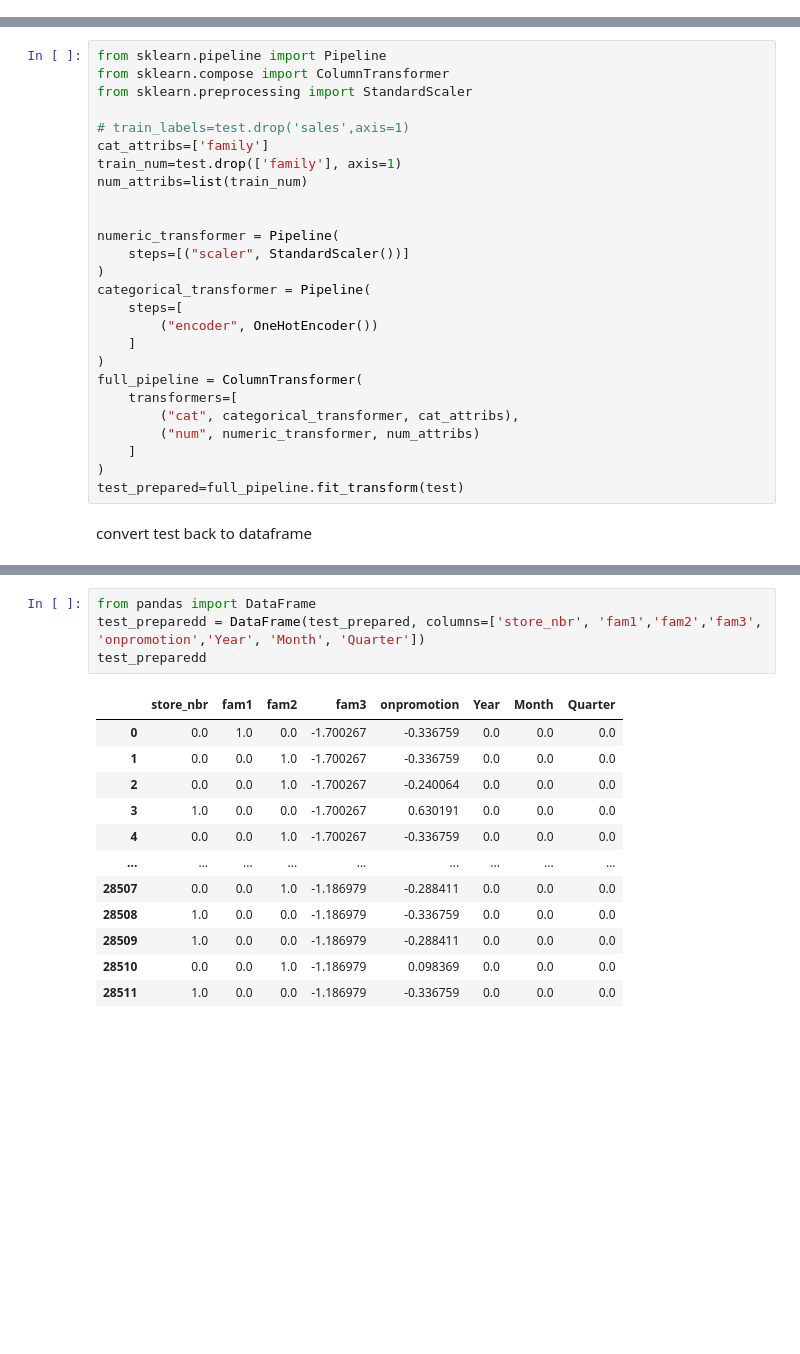
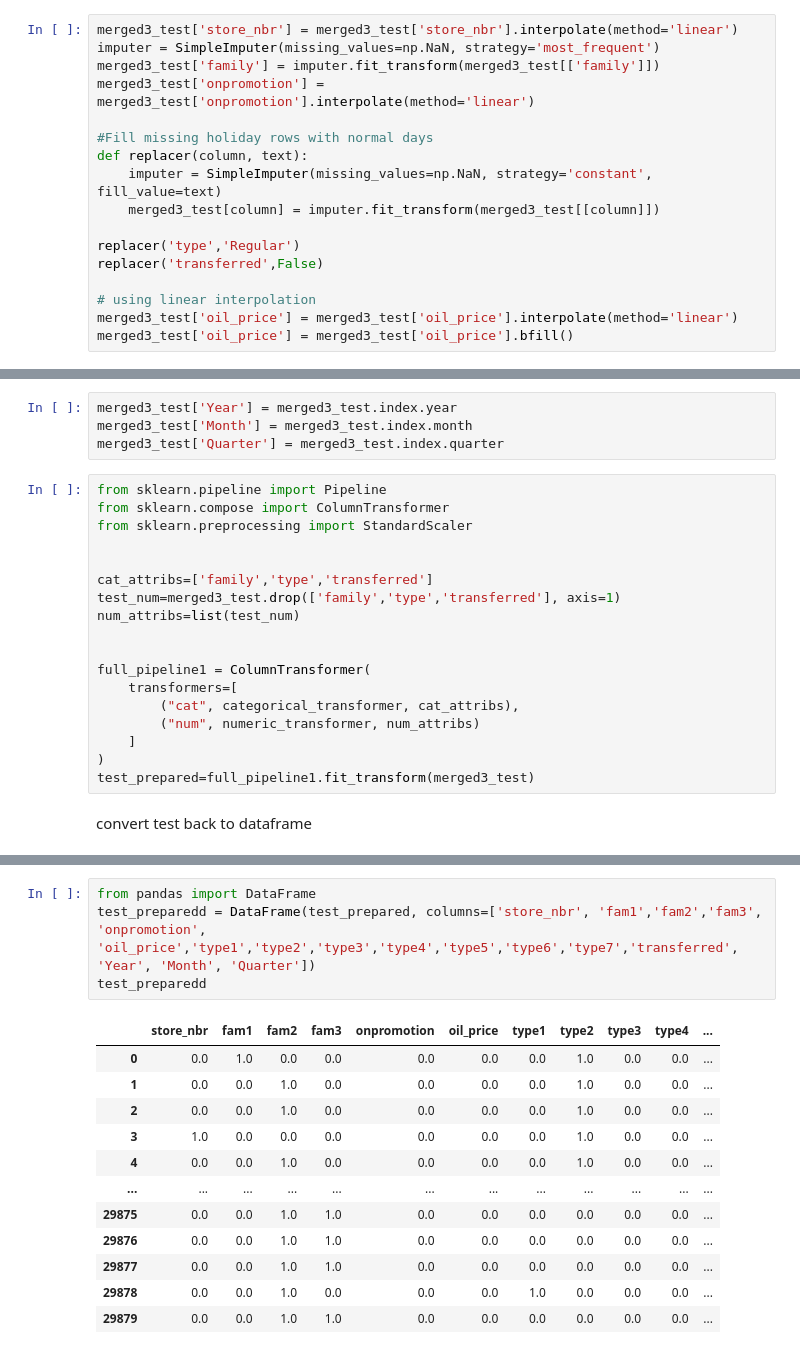
Before and after one commit to ikoghoemmanuell/Time-Series-Forecasting-of-Store-Sales, a Jupyter notebook: teamNice-LP2 - Copy.ipynb, the cells around one changed output, grey strips where cells are left out. Saved outputs shown, nothing was run; the diff lists cells and outputs as text; blank space fills up the shorter version.

```diff
--- a/teamNice-LP2 - Copy.ipynb
+++ b/teamNice-LP2 - Copy.ipynb
@@ -872,0 +893,17 @@ test
+# %%
+merged3_test['store_nbr'] = merged3_test['store_nbr'].interpolate(method='linear')
+imputer = SimpleImputer(missing_values=np.NaN, strategy='most_frequent')
+merged3_test['family'] = imputer.fit_transform(merged3_test[['family']])
+merged3_test['onpromotion'] = merged3_test['onpromotion'].interpolate(method='linear')
+
+#Fill missing holiday rows with normal days
+def replacer(column, text):
+    imputer = SimpleImputer(missing_values=np.NaN, strategy='constant', fill_value=text)
+    merged3_test[column] = imputer.fit_transform(merged3_test[[column]])
+
+replacer('type','Regular')
+replacer('transferred',False)
+
+# using linear interpolation
+merged3_test['oil_price'] = merged3_test['oil_price'].interpolate(method='linear')
+merged3_test['oil_price'] = merged3_test['oil_price'].bfill()
@@ -873,28 +922,24 @@ test
+# %%
+merged3_test['Year'] = merged3_test.index.year
+merged3_test['Month'] = merged3_test.index.month
+merged3_test['Quarter'] = merged3_test.index.quarter
 # %%
 from sklearn.pipeline import Pipeline
 from sklearn.compose import ColumnTransformer
 from sklearn.preprocessing import StandardScaler
 
-# train_labels=test.drop('sales',axis=1)
-cat_attribs=['family']
-train_num=test.drop(['family'], axis=1)
-num_attribs=list(train_num)
+
+cat_attribs=['family','type','transferred']
+test_num=merged3_test.drop(['family','type','transferred'], axis=1)
+num_attribs=list(test_num)
 
 
-numeric_transformer = Pipeline(
-    steps=[("scaler", StandardScaler())]
-)
-categorical_transformer = Pipeline(
-    steps=[
-        ("encoder", OneHotEncoder())
-    ]
-)
-full_pipeline = ColumnTransformer(
+full_pipeline1 = ColumnTransformer(
     transformers=[
         ("cat", categorical_transformer, cat_attribs),
         ("num", numeric_transformer, num_attribs)
     ]
 )
-test_prepared=full_pipeline.fit_transform(test)
+test_prepared=full_pipeline1.fit_transform(merged3_test)
 # %% [markdown]
 convert test back to dataframe
@@ -901,17 +950,17 @@ convert test back to dataframe
 # %%
 from pandas import DataFrame
-test_preparedd = DataFrame(test_prepared, columns=['store_nbr', 'fam1','fam2','fam3', 'onpromotion','Year', 'Month', 'Quarter'])
+test_preparedd = DataFrame(test_prepared, columns=['store_nbr', 'fam1','fam2','fam3', 'onpromotion', 'oil_price','type1','type2','type3','type4','type5','type6','type7','transferred', 'Year', 'Month', 'Quarter'])
 test_preparedd
 # %% [output]
-|  | store_nbr | fam1 | fam2 | fam3 | onpromotion | Year | Month | Quarter |
-| 0 | 0.0 | 1.0 | 0.0 | -1.700267 | -0.336759 | 0.0 | 0.0 | 0.0 |
-| 1 | 0.0 | 0.0 | 1.0 | -1.700267 | -0.336759 | 0.0 | 0.0 | 0.0 |
-| 2 | 0.0 | 0.0 | 1.0 | -1.700267 | -0.240064 | 0.0 | 0.0 | 0.0 |
-| 3 | 1.0 | 0.0 | 0.0 | -1.700267 | 0.630191 | 0.0 | 0.0 | 0.0 |
-| 4 | 0.0 | 0.0 | 1.0 | -1.700267 | -0.336759 | 0.0 | 0.0 | 0.0 |
-| ... | ... | ... | ... | ... | ... | ... | ... | ... |
-| 28507 | 0.0 | 0.0 | 1.0 | -1.186979 | -0.288411 | 0.0 | 0.0 | 0.0 |
-| 28508 | 1.0 | 0.0 | 0.0 | -1.186979 | -0.336759 | 0.0 | 0.0 | 0.0 |
-| 28509 | 1.0 | 0.0 | 0.0 | -1.186979 | -0.288411 | 0.0 | 0.0 | 0.0 |
-| 28510 | 0.0 | 0.0 | 1.0 | -1.186979 | 0.098369 | 0.0 | 0.0 | 0.0 |
-| 28511 | 1.0 | 0.0 | 0.0 | -1.186979 | -0.336759 | 0.0 | 0.0 | 0.0 |
+|  | store_nbr | fam1 | fam2 | fam3 | onpromotion | oil_price | type1 | type2 | type3 | type4 | ... |
+| 0 | 0.0 | 1.0 | 0.0 | 0.0 | 0.0 | 0.0 | 0.0 | 1.0 | 0.0 | 0.0 | ... |
+| 1 | 0.0 | 0.0 | 1.0 | 0.0 | 0.0 | 0.0 | 0.0 | 1.0 | 0.0 | 0.0 | ... |
+| 2 | 0.0 | 0.0 | 1.0 | 0.0 | 0.0 | 0.0 | 0.0 | 1.0 | 0.0 | 0.0 | ... |
+| 3 | 1.0 | 0.0 | 0.0 | 0.0 | 0.0 | 0.0 | 0.0 | 1.0 | 0.0 | 0.0 | ... |
+| 4 | 0.0 | 0.0 | 1.0 | 0.0 | 0.0 | 0.0 | 0.0 | 1.0 | 0.0 | 0.0 | ... |
+| ... | ... | ... | ... | ... | ... | ... | ... | ... | ... | ... | ... |
+| 29875 | 0.0 | 0.0 | 1.0 | 1.0 | 0.0 | 0.0 | 0.0 | 0.0 | 0.0 | 0.0 | ... |
+| 29876 | 0.0 | 0.0 | 1.0 | 1.0 | 0.0 | 0.0 | 0.0 | 0.0 | 0.0 | 0.0 | ... |
+| 29877 | 0.0 | 0.0 | 1.0 | 1.0 | 0.0 | 0.0 | 0.0 | 0.0 | 0.0 | 0.0 | ... |
+| 29878 | 0.0 | 0.0 | 1.0 | 0.0 | 0.0 | 0.0 | 1.0 | 0.0 | 0.0 | 0.0 | ... |
+| 29879 | 0.0 | 0.0 | 1.0 | 1.0 | 0.0 | 0.0 | 0.0 | 0.0 | 0.0 | 0.0 | ... |
```
Also changed, not shown: parts of 36 cells of this notebook.
